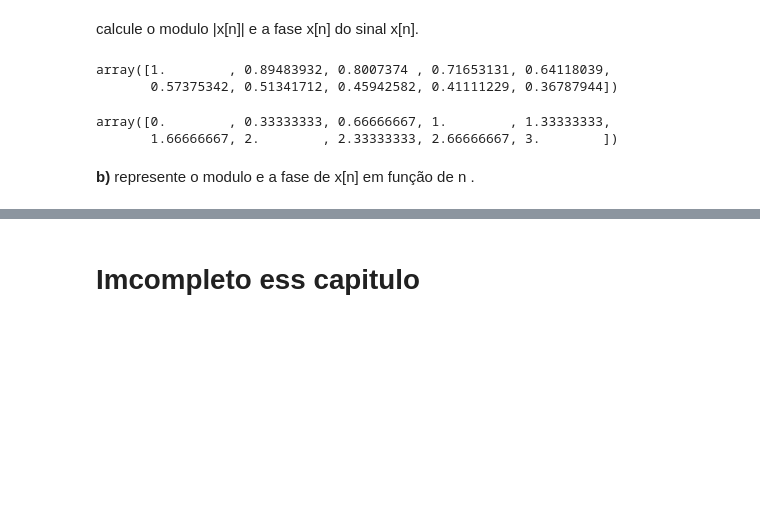
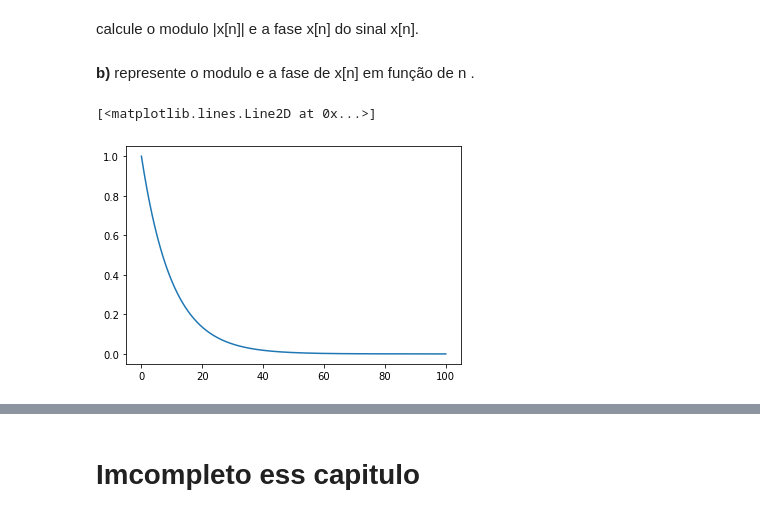
Before and after one commit to bosshentai/Processing-signal, a Jupyter notebook: python/Sistemasesinais.ipynb, the cells around one changed output, grey strips where cells are left out. Saved outputs shown, nothing was run; the diff lists cells and outputs as text; code cells hidden in the pictures; blank space fills up the shorter version.

Commit message:
funcao d deslocamento do tempo terminod

```diff
--- a/python/Sistemasesinais.ipynb
+++ b/python/Sistemasesinais.ipynb
@@ -277,23 +277,20 @@ ex
 <p> calcule o modulo |x[n]| e a fase x[n] do sinal x[n]. </p>
 # %%
 # utilizacao de numeros complexos
-tempo_3 = np.linspace(0,10,10)
+tempo_3 = np.linspace(0,100,1000)
 complexo = -0.1 + 0.3j
 # x[n]
 xn = np.exp((complexo)*tempo_3)
 # %%
 # modulo do sinal
 xn_modulo = np.abs(xn)
-xn_modulo
-# %% [output]
-array([1.        , 0.89483932, 0.8007374 , 0.71653131, 0.64118039,
-       0.57375342, 0.51341712, 0.45942582, 0.41111229, 0.36787944])
 # %%
 #fase do sinal
 xn_fase = np.angle(xn)
-xn_fase
-# %% [output]
-array([0.        , 0.33333333, 0.66666667, 1.        , 1.33333333,
-       1.66666667, 2.        , 2.33333333, 2.66666667, 3.        ])
 # %% [markdown]
 <p><strong> b)</strong> represente o modulo e a fase de x[n] em função de n . </p>
+# %%
+plt.plot(tempo_3,xn_modulo)
+# %% [output]
+[<matplotlib.lines.Line2D at 0x...>]
+[figure, added]
```
Also changed, not shown: parts of 9 cells of this notebook.
